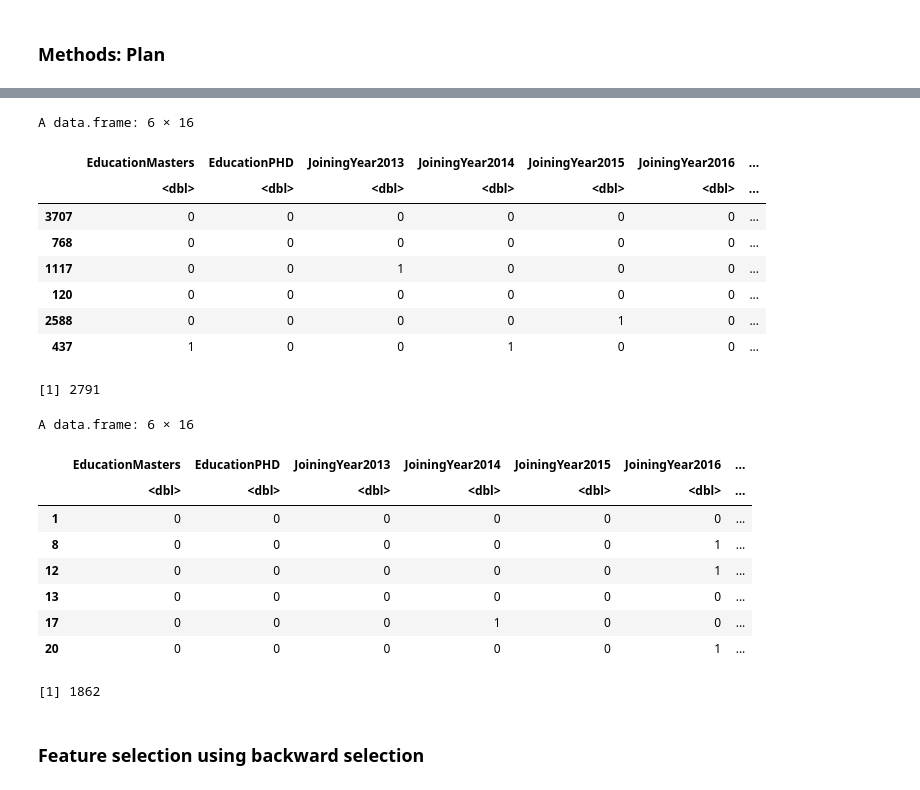
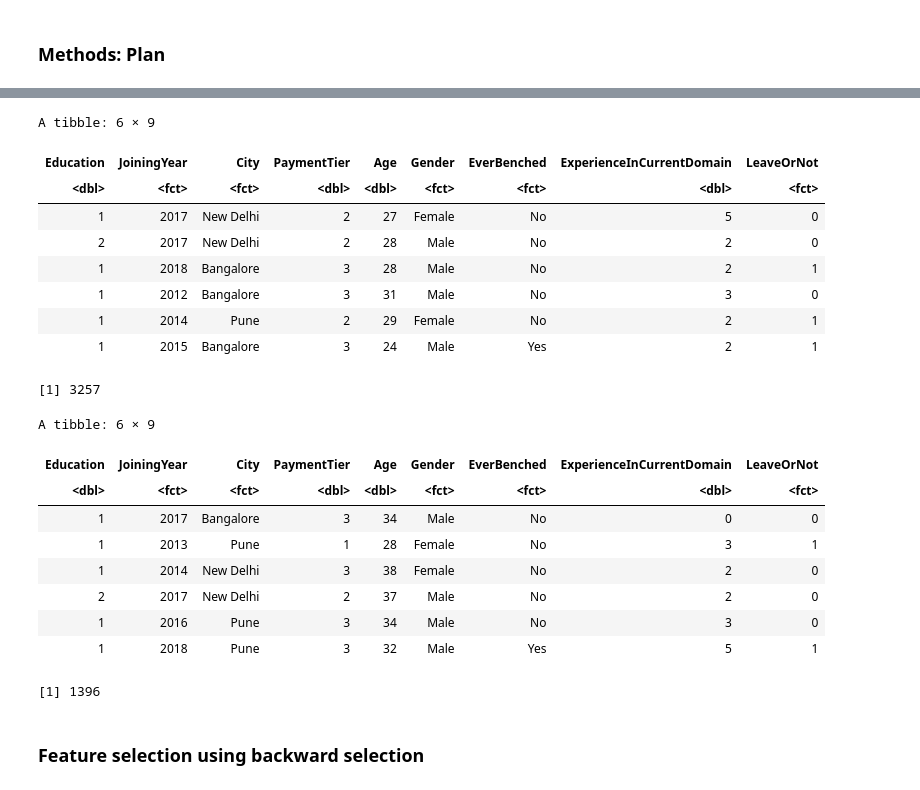
Before and after one commit to TracyGan/employee_project, a Jupyter notebook: finalProject.ipynb, the cells around one changed output, grey strips where cells are left out. Drawn from its saved outputs; the diff is of its cells as text; code cells hidden in the pictures.

Commit message:
did backward selection

```diff
--- a/finalProject.ipynb
+++ b/finalProject.ipynb
@@ -268,13 +266,10 @@ We observe fairly low correlation between the variables. Looking at the correlat
 # Adjust data types
 employee_data_f <- employee_data %>%
   mutate(
-    Education = as.factor(Education),
+    Education = as.numeric(factor(Education)),
     JoiningYear = as.factor(JoiningYear),
-    City = factor(City, levels = c("Bangalore", "Pune", "New Delhi")),
-    PaymentTier = as.factor(PaymentTier),
-    Gender = factor(Gender, levels = c("Male", "Female")),
-    EverBenched = factor(EverBenched, levels = c("Yes", "No")),
-    # LeaveOrNot = as.factor(LeaveOrNot),
-    Age = as.numeric(Age)
-  ) |>
-select(-ExperienceInCurrentDomain)
+    City = as.factor(City),
+    Gender = as.factor(Gender),
+    EverBenched = as.factor(EverBenched),
+    LeaveOrNot = as.factor(LeaveOrNot)
+  )
@@ -297,55 +276,55 @@ A data.frame: 6 × 16
 # %%
 # code from tutorial 5
 #split the data into training and test.
 
-set.seed(12223)
+set.seed(1223)
 
 employee_sample <-
-    employee_encoded %>%
+    employee_data_f %>%
     mutate(id = row_number())
 
 training_employee <-
     employee_sample %>%
-    slice_sample(prop = 0.6, replace = FALSE)
+    slice_sample(prop = 0.7, replace = FALSE)
 
 test_employee <-
     employee_sample %>%
     anti_join(training_employee, by = "id")
 
 training_employee <-
     training_employee |>
     select(-id)
 
 test_employee <-
     test_employee %>%
     select(-id)
 
 head(training_employee)
 nrow(training_employee)
 
 head(test_employee)
 nrow(test_employee)
 # %% [output]
-A data.frame: 6 × 16
+A tibble: 6 × 9
-|  | EducationMasters | EducationPHD | JoiningYear2013 | JoiningYear2014 | JoiningYear2015 | JoiningYear2016 | ... |
-|  | <dbl> | <dbl> | <dbl> | <dbl> | <dbl> | <dbl> | ... |
-| 3707 | 0 | 0 | 0 | 0 | 0 | 0 | ... |
-| 768 | 0 | 0 | 0 | 0 | 0 | 0 | ... |
-| 1117 | 0 | 0 | 1 | 0 | 0 | 0 | ... |
-| 120 | 0 | 0 | 0 | 0 | 0 | 0 | ... |
-| 2588 | 0 | 0 | 0 | 0 | 1 | 0 | ... |
-| 437 | 1 | 0 | 0 | 1 | 0 | 0 | ... |
+| Education | JoiningYear | City | PaymentTier | Age | Gender | EverBenched | ExperienceInCurrentDomain | LeaveOrNot |
+| <dbl> | <fct> | <fct> | <dbl> | <dbl> | <fct> | <fct> | <dbl> | <fct> |
+| 1 | 2017 | New Delhi | 2 | 27 | Female | No | 5 | 0 |
+| 2 | 2017 | New Delhi | 2 | 28 | Male | No | 2 | 0 |
+| 1 | 2018 | Bangalore | 3 | 28 | Male | No | 2 | 1 |
+| 1 | 2012 | Bangalore | 3 | 31 | Male | No | 3 | 0 |
+| 1 | 2014 | Pune | 2 | 29 | Female | No | 2 | 1 |
+| 1 | 2015 | Bangalore | 3 | 24 | Male | Yes | 2 | 1 |
-[1] 2791
+[1] 3257
-A data.frame: 6 × 16
+A tibble: 6 × 9
-|  | EducationMasters | EducationPHD | JoiningYear2013 | JoiningYear2014 | JoiningYear2015 | JoiningYear2016 | ... |
-|  | <dbl> | <dbl> | <dbl> | <dbl> | <dbl> | <dbl> | ... |
-| 1 | 0 | 0 | 0 | 0 | 0 | 0 | ... |
-| 8 | 0 | 0 | 0 | 0 | 0 | 1 | ... |
-| 12 | 0 | 0 | 0 | 0 | 0 | 1 | ... |
-| 13 | 0 | 0 | 0 | 0 | 0 | 0 | ... |
-| 17 | 0 | 0 | 0 | 1 | 0 | 0 | ... |
-| 20 | 0 | 0 | 0 | 0 | 0 | 1 | ... |
+| Education | JoiningYear | City | PaymentTier | Age | Gender | EverBenched | ExperienceInCurrentDomain | LeaveOrNot |
+| <dbl> | <fct> | <fct> | <dbl> | <dbl> | <fct> | <fct> | <dbl> | <fct> |
+| 1 | 2017 | Bangalore | 3 | 34 | Male | No | 0 | 0 |
+| 1 | 2013 | Pune | 1 | 28 | Female | No | 3 | 1 |
+| 1 | 2014 | New Delhi | 3 | 38 | Female | No | 2 | 0 |
+| 2 | 2017 | New Delhi | 2 | 37 | Male | No | 2 | 0 |
+| 1 | 2016 | Pune | 3 | 34 | Male | No | 3 | 0 |
+| 1 | 2018 | Pune | 3 | 32 | Male | Yes | 5 | 1 |
-[1] 1862
+[1] 1396
 # %% [markdown]
 ### Feature selection using backward selection
 # %%
```
Also changed, not shown: parts of 32 cells of this notebook, 2 other files.
